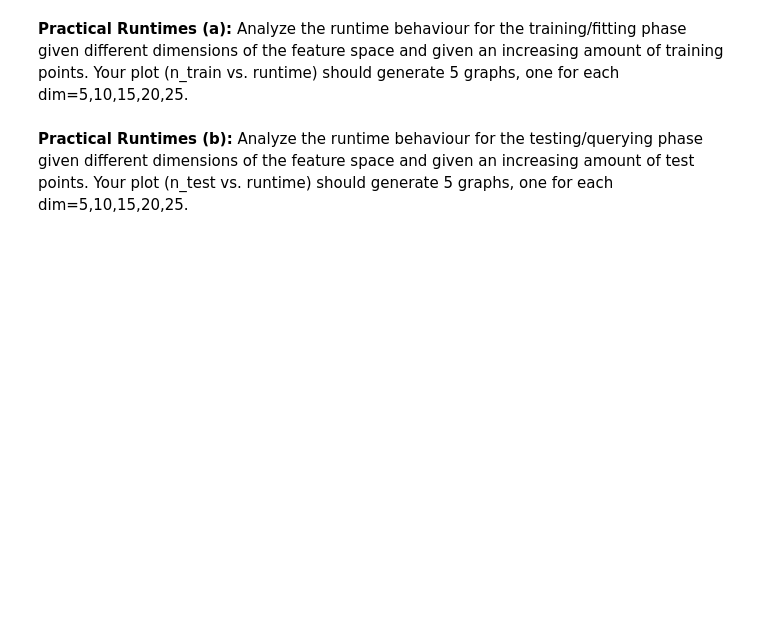
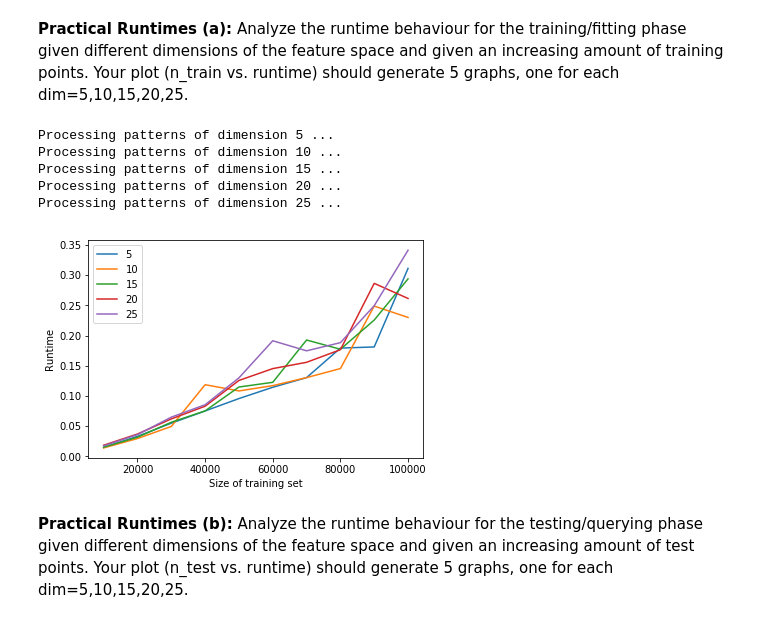
Before and after one commit to iblucher/LSDA18, a Jupyter notebook: HW2/kd_trees.ipynb, the cells around one changed output. Drawn from its saved outputs; the diff is of its cells as text; code cells hidden in the pictures; blank space fills up the shorter version.

```diff
--- a/HW2/kd_trees.ipynb
+++ b/HW2/kd_trees.ipynb
@@ -282,25 +285,43 @@ print("Indices correct: {}".format(dists_ok))
 # %%
 import time
 import matplotlib.pyplot as plt
 
 n_trains = [i*10000 for i in range(1,11)]
 dims = [5,10,15,20,25]
 
 fig, ax = plt.subplots()
 
 for dim in dims:
 
     print("Processing patterns of dimension {} ...".format(dim))
 
     # YOUR RUNTIME MEASUREMENTS AND GRAPHS HERE
     #
     # for each n_train in n_trains, do
     # - generate training set X_train of size n_train and dimensionality dim
     # - create a k-d tree object tree
     # - measure time needed for tree.fit(X_train)
     # - create runtime graph; all graphs should be in the same plot
+    t = []
+    for n in n_trains:
+        Xtrain, Xtest = get_datasets(n, 100, dim)
+        tree = KDTree(leaf_size = 20)
+        start = time.clock()
+        tree.fit(Xtrain)
+        elapsed = time.clock() - start
+        t.append(elapsed)
+    plt.plot(n_trains, t, label = dim)
 
 ax.legend()
+plt.xlabel('Size of training set')
+plt.ylabel('Runtime')
 plt.show()
+# %% [output]
+Processing patterns of dimension 5 ...
+Processing patterns of dimension 10 ...
+Processing patterns of dimension 15 ...
+Processing patterns of dimension 20 ...
+Processing patterns of dimension 25 ...
+[figure, added]
 # %% [markdown]
 **Practical Runtimes (b):** Analyze the runtime behaviour for the testing/querying phase given different dimensions of the feature space and given an increasing amount of test points. Your plot (n_test vs. runtime) should generate 5 graphs, one for each dim=5,10,15,20,25.
```
Also changed, not shown: parts of 4 cells of this notebook.
